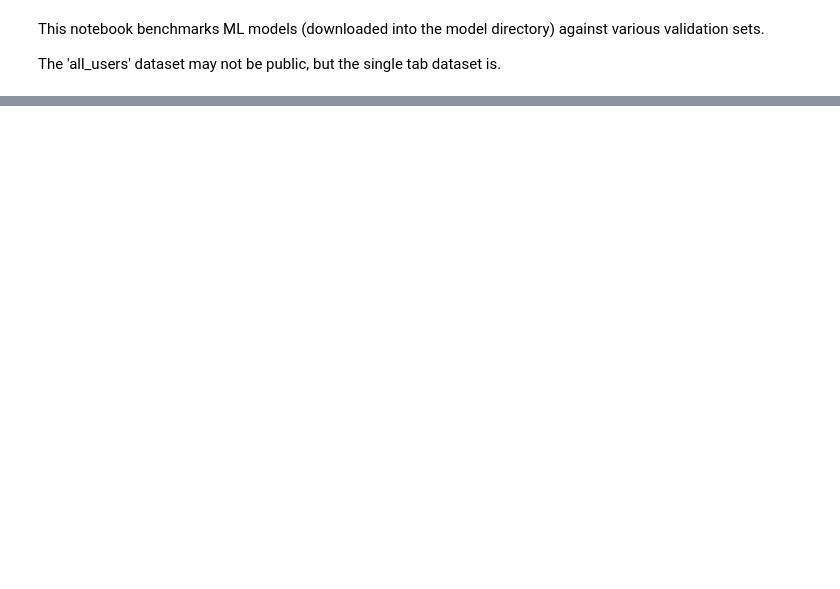
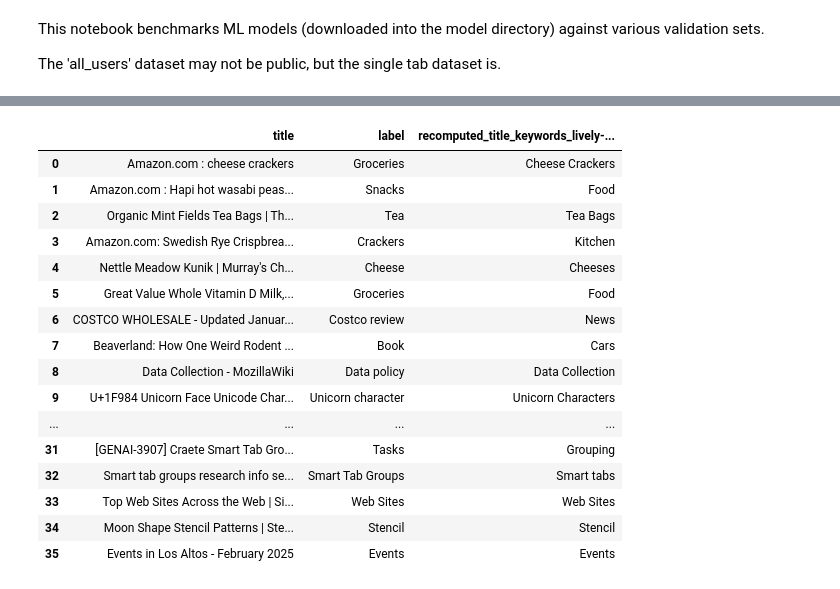
Before and after one commit to mozilla/smart-tab-grouping, a Jupyter notebook: notebooks/Benchmarking.ipynb, the cells around one changed output, grey strips where cells are left out. Saved outputs shown, nothing was run; the diff lists cells and outputs as text; code cells hidden in the pictures; blank space fills up the shorter version.

```diff
--- a/notebooks/Benchmarking.ipynb
+++ b/notebooks/Benchmarking.ipynb
@@ -130,6 +151,8 @@ torch_models = [
         {"name": "sandy-forest-305", "legacy_data_format": False},
         {"name": "still-durian-309", "legacy_data_format": False},
         {"name": "eager-plant-323", "legacy_data_format": False},
+        {"name": "dulcet-durian-136", "legacy_data_format": False},
+        {"name": "lively-planet-17", "legacy_data_format": False},
          ]
 
 onnx_quantized_models = [
@@ -183,2 +282,20 @@ single_tab_df
 # %%
-single_tab_tests[["recomputed_title_keywords_sandy-forest-305"]]
+single_tab_tests[["title", "label", "recomputed_title_keywords_lively-planet-17"]]
+# %% [output]
+|  | title | label | recomputed_title_keywords_lively-... |
+| 0 | Amazon.com : cheese crackers | Groceries | Cheese Crackers |
+| 1 | Amazon.com : Hapi hot wasabi peas... | Snacks | Food |
+| 2 | Organic Mint Fields Tea Bags | Th... | Tea | Tea Bags |
+| 3 | Amazon.com: Swedish Rye Crispbrea... | Crackers | Kitchen |
+| 4 | Nettle Meadow Kunik | Murray's Ch... | Cheese | Cheeses |
+| 5 | Great Value Whole Vitamin D Milk,... | Groceries | Food |
+| 6 | COSTCO WHOLESALE - Updated Januar... | Costco review | News |
+| 7 | Beaverland: How One Weird Rodent ... | Book | Cars |
+| 8 | Data Collection - MozillaWiki | Data policy | Data Collection |
+| 9 | U+1F984 Unicorn Face Unicode Char... | Unicorn character | Unicorn Characters |
+| ... | ... | ... | ... |
+| 31 | [GENAI-3907] Craete Smart Tab Gro... | Tasks | Grouping |
+| 32 | Smart tab groups research info se... | Smart Tab Groups | Smart tabs |
+| 33 | Top Web Sites Across the Web | Si... | Web Sites | Web Sites |
+| 34 | Moon Shape Stencil Patterns | Ste... | Stencil | Stencil |
+| 35 | Events in Los Altos - February 2025 | Events | Events |
```
Also changed, not shown: parts of 15 cells of this notebook, 5 other files.
